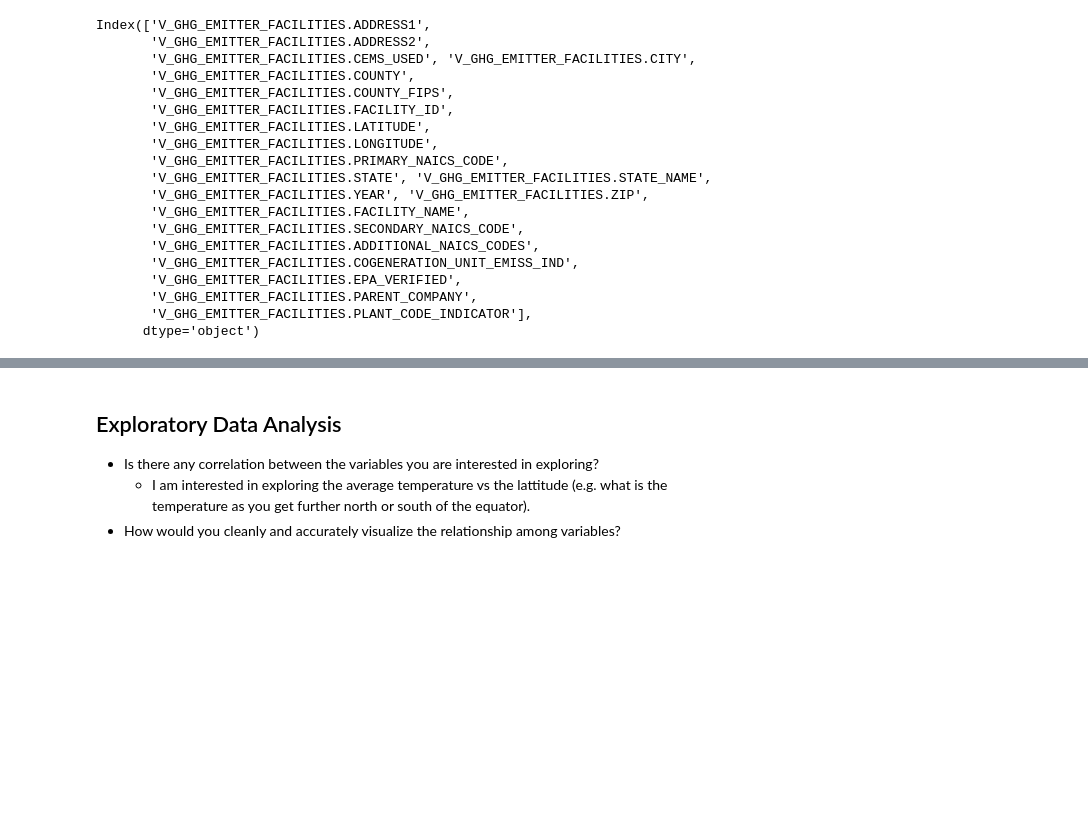
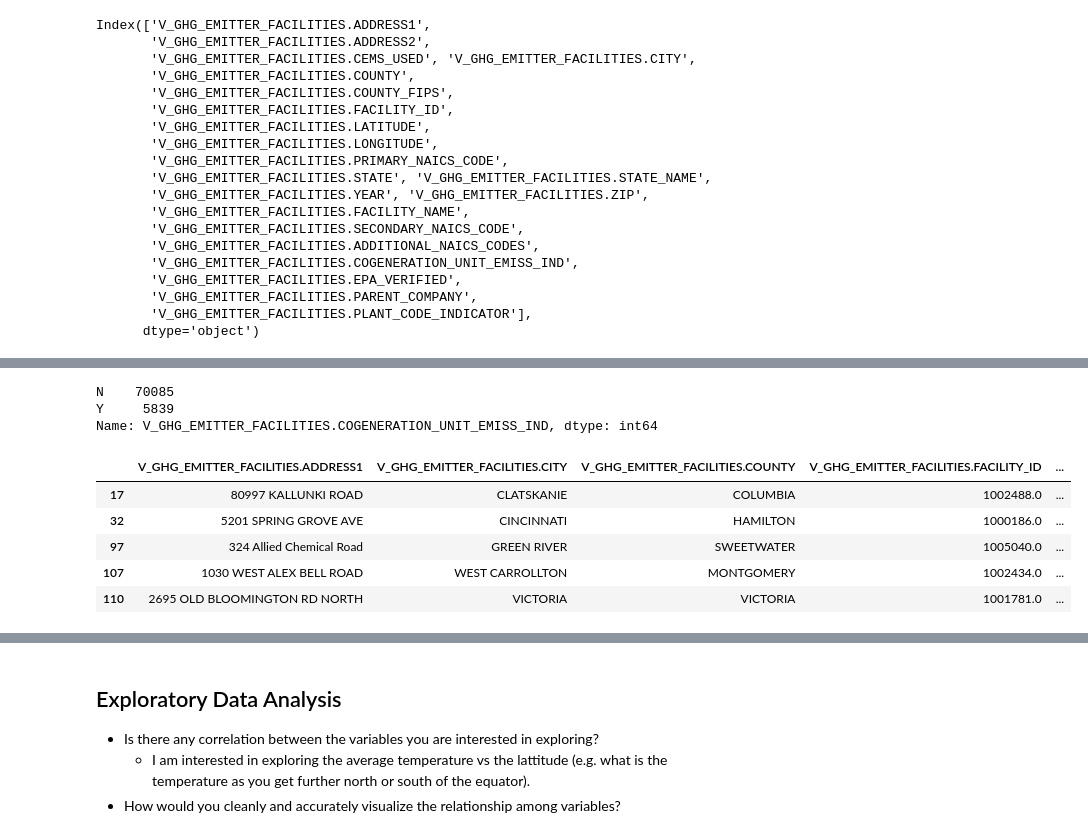
Before and after one commit to kalieknecht/data200-project, a Jupyter notebook: analysis/Analysis.ipynb, the cells around one changed output, grey strips where cells are left out. Saved outputs shown, nothing was run; the diff lists cells and outputs as text; code cells hidden in the pictures; blank space fills up the shorter version.

```diff
--- a/analysis/Analysis.ipynb
+++ b/analysis/Analysis.ipynb
@@ -521,6 +451,9 @@ greenhouse_gas_facility[nullmask]['V_GHG_EMITTER_FACILITIES.COUNTY']
 def find_county(df):
     '''
     Helper function to find county in rows with NaN values
+
+    Note: to construct co_map properly, the initial dataframe with null values
+    must be passed
 
     Parameters
     ----------
@@ -532,18 +465,20 @@ def find_county(df):
     '''
     # define county map
     co_map = df[['V_GHG_EMITTER_FACILITIES.CITY','V_GHG_EMITTER_FACILITIES.COUNTY']].groupby('V_GHG_EMITTER_FACILITIES.CITY').first(dropna=True)
-    co_map = co_map.squeeze()
+    co_map = co_map.squeeze().to_dict()
 
     # construct mask of NaN values
     nullmask = df['V_GHG_EMITTER_FACILITIES.COUNTY'].isnull()
 
     # grab city name as county name
-    for i in range(0,nullmask.sum()):
-        df['V_GHG_EMITTER_FACILITIES.COUNTY'][nullmask].iloc[i]= df['V_GHG_EMITTER_FACILITIES.CITY'][nullmask].iloc[i]
+    df.loc[nullmask,'V_GHG_EMITTER_FACILITIES.COUNTY'] = df.loc[nullmask,'V_GHG_EMITTER_FACILITIES.CITY']
 
-    # convert city name to county based on map
-    df[nullmask]['V_GHG_EMITTER_FACILITIES.COUNTY'].replace(co_map,inplace=True)
+    # convert city name to county based on map - will leave unmapped values as NaN
+    df.loc[nullmask,'V_GHG_EMITTER_FACILITIES.COUNTY'] = df.loc[nullmask,'V_GHG_EMITTER_FACILITIES.COUNTY'].map(co_map)
+
+    # hand remaining NaNs?
+    print(nullmask.sum()," values changed")
 
     return df
 # %%
-#greenhouse_gas_facility = find_county(greenhouse_gas_facility)
+greenhouse_gas_facility  = find_county(greenhouse_gas_facility)
@@ -549,0 +502,16 @@ def find_county(df):
+# %%
+# can then drop FIPS column
+greenhouse_gas_facility.drop('V_GHG_EMITTER_FACILITIES.COUNTY_FIPS',axis=1,inplace=True)
+# %%
+# Drop more uneeded columns
+#Dropping company name
+greenhouse_gas_facility.drop('V_GHG_EMITTER_FACILITIES.PARENT_COMPANY',axis=1,inplace=True)
+
+# Dropping STATE_NAME (keeping STATE)
+greenhouse_gas_facility.drop('V_GHG_EMITTER_FACILITIES.STATE_NAME',axis=1,inplace=True)
+
+# Dropping secondary NAICS code
+greenhouse_gas_facility.drop('V_GHG_EMITTER_FACILITIES.SECONDARY_NAICS_CODE',axis=1,inplace=True)
+
+# drop addditional naics code
+greenhouse_gas_facility.drop('V_GHG_EMITTER_FACILITIES.ADDITIONAL_NAICS_CODES',axis=1,inplace=True)
@@ -557,0 +547,18 @@ greenhouse_gas_facility[nullmask]
+# %%
+# investigate COGENERATION_UNIT_EMISS_IND
+nullmask = greenhouse_gas_facility['V_GHG_EMITTER_FACILITIES.COGENERATION_UNIT_EMISS_IND'].isnull()
+greenhouse_gas_facility['V_GHG_EMITTER_FACILITIES.COGENERATION_UNIT_EMISS_IND'][~nullmask].value_counts()
+# %% [output]
+N    70085
+Y     5839
+Name: V_GHG_EMITTER_FACILITIES.COGENERATION_UNIT_EMISS_IND, dtype: int64
+# %%
+yesmask = greenhouse_gas_facility['V_GHG_EMITTER_FACILITIES.COGENERATION_UNIT_EMISS_IND'] == 'Y'
+greenhouse_gas_facility[yesmask].head(5)
+# %% [output]
+|  | V_GHG_EMITTER_FACILITIES.ADDRESS1 | V_GHG_EMITTER_FACILITIES.CITY | V_GHG_EMITTER_FACILITIES.COUNTY | V_GHG_EMITTER_FACILITIES.FACILITY_ID | ... |
+| 17 | 80997 KALLUNKI ROAD | CLATSKANIE | COLUMBIA | 1002488.0 | ... |
+| 32 | 5201 SPRING GROVE AVE | CINCINNATI | HAMILTON | 1000186.0 | ... |
+| 97 | 324 Allied Chemical Road | GREEN RIVER | SWEETWATER | 1005040.0 | ... |
+| 107 | 1030 WEST ALEX BELL ROAD | WEST CARROLLTON | MONTGOMERY | 1002434.0 | ... |
+| 110 | 2695 OLD BLOOMINGTON RD NORTH | VICTORIA | VICTORIA | 1001781.0 | ... |
```
Also changed, not shown: parts of 25 cells of this notebook.
